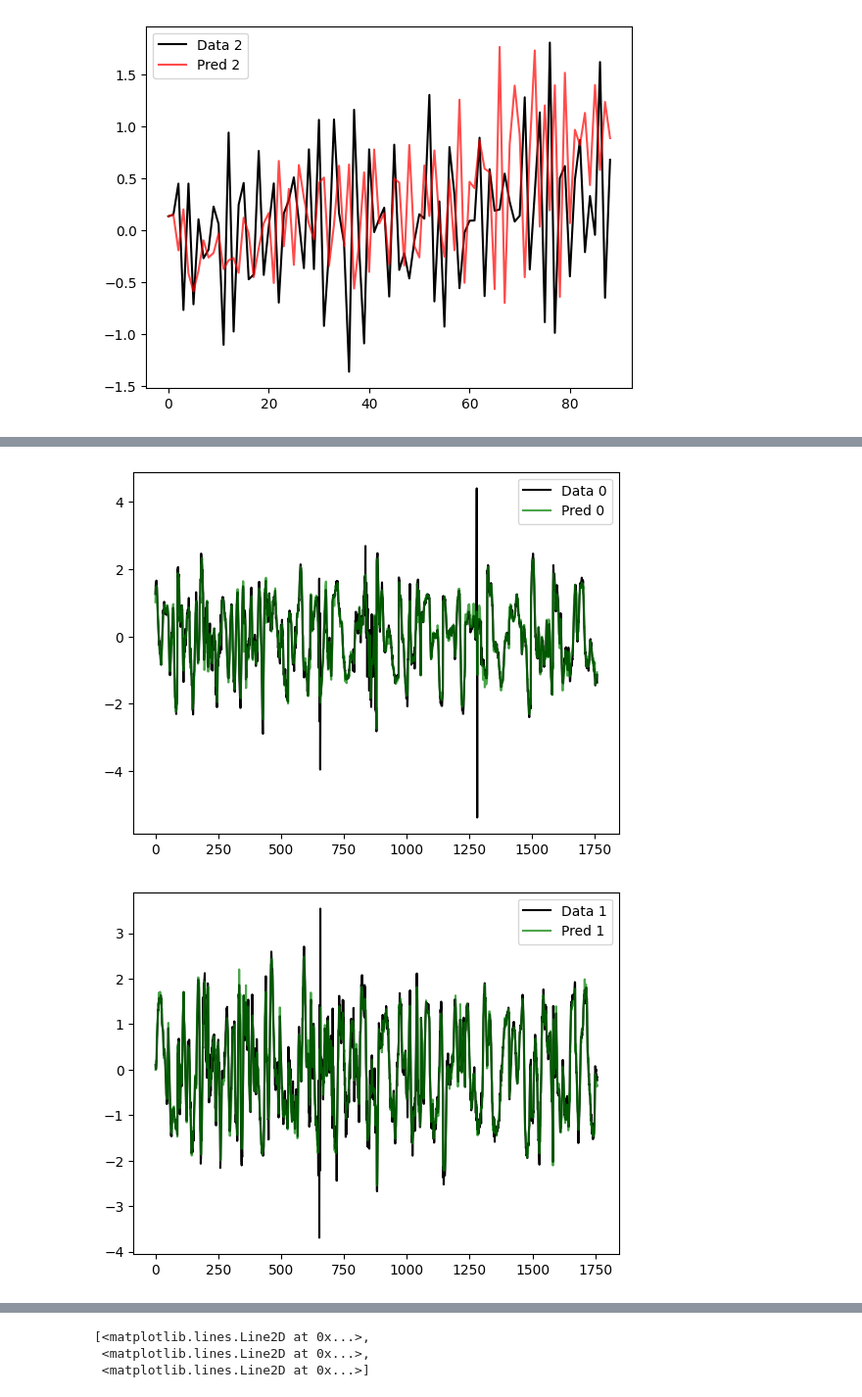
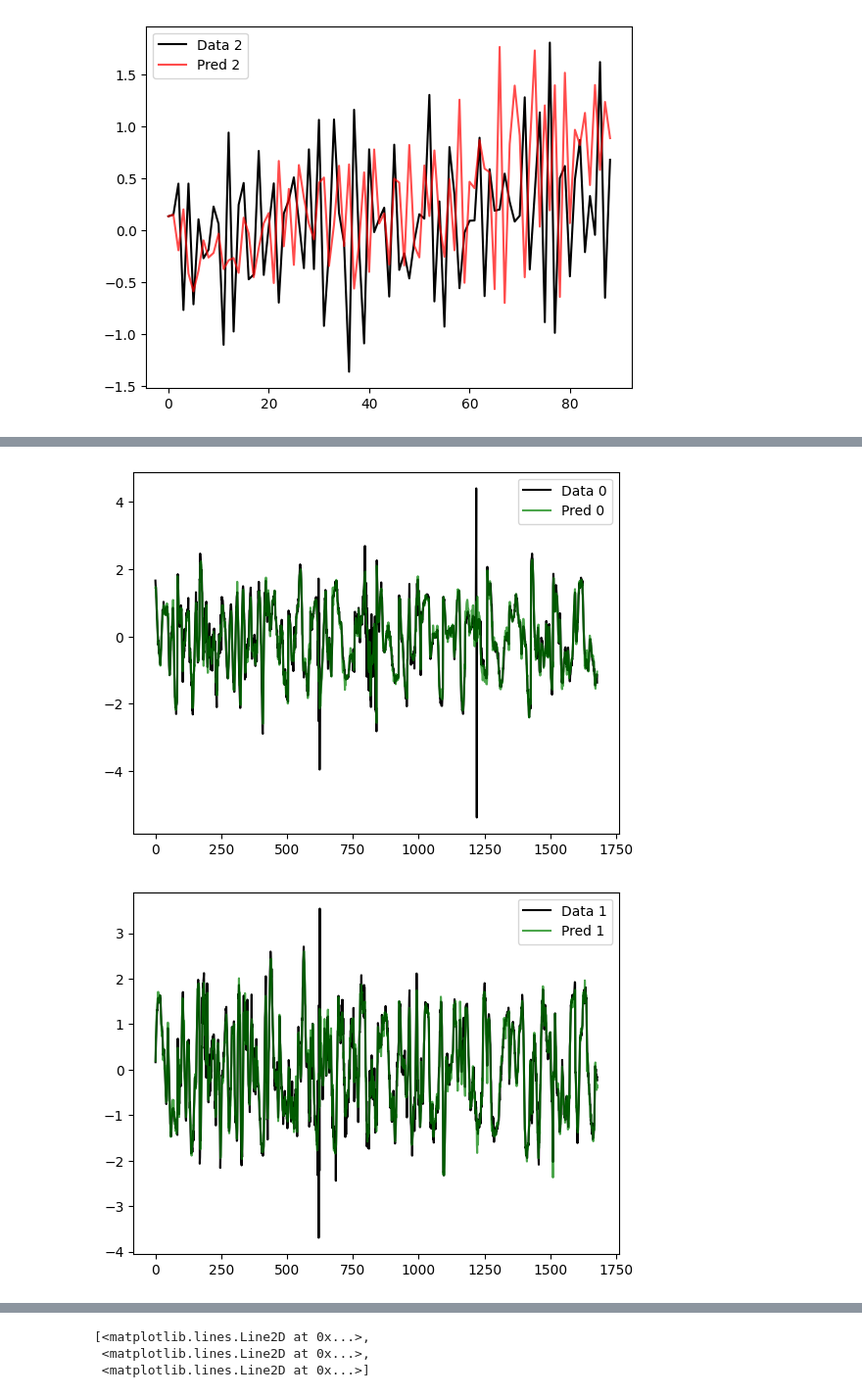
Before and after one commit to ZYVE255/encs6181_project, a Jupyter notebook: drone_sim_dcm.ipynb, the cells around one changed output, grey strips where cells are left out. Shown at 98% size. Cells and saved outputs as stored; diff of their text form; code cells hidden in the pictures.

```diff
--- a/drone_sim_dcm.ipynb
+++ b/drone_sim_dcm.ipynb
@@ -193,7 +193,7 @@ f = h5py.File('data/drone_sim/sunny.hdf5')
 train_set = ['0000', '0001', '0002', '0003', '0004', '0005', '0006', '0007', '0008', '0009',
              '0010', '0011', '0012', '0013', '0014', '0015', '0016', '0017', '0018', '0019']
 
-data_params = {"MODEL_DELAY": 1,
+data_params = {"MODEL_DELAY": 5,
                "NORMALIZE_INPUT": 1,
                "NORMALIZE_OUTPUT": 1,
                "INPUT_ACCL": 1,
@@ -305,24 +305,20 @@ Y_train_tensor = torch.from_numpy(Y_train).to(torch.float32)
 dp, features = X_train_tensor.shape
 _, outputs = Y_train_tensor.shape
 
-NUM_HIDDEN_LAYERS = 128
-LEARNING_RATE = 1e-1
+NUM_HIDDEN_LAYERS = 8
+LEARNING_RATE = 1e-3
 MOMENTUM = 0.9
 WEIGHT_DECAY = 0
-NUM_EPOCHS = 200
+NUM_EPOCHS = 1000
 
 # Define model, loss function, and search algorithm
 model = torch.nn.Sequential(
     torch.nn.Linear(in_features=features, out_features=NUM_HIDDEN_LAYERS),
     torch.nn.ReLU(),
-    torch.nn.Linear(in_features=NUM_HIDDEN_LAYERS, out_features=64),
-    torch.nn.ReLU(),
-    torch.nn.Linear(in_features=64, out_features=8),
-    torch.nn.ReLU(),
-    torch.nn.Linear(in_features=8, out_features=outputs)
+    torch.nn.Linear(in_features=NUM_HIDDEN_LAYERS, out_features=outputs)
 )
 loss = torch.nn.MSELoss()
-# optimizer = torch.optim.Adam(model.parameters(), lr=LEARNING_RATE, momentum=MOMENTUM, weight_decay=WEIGHT_DECAY)
+# optimizer = torch.optim.SGD(model.parameters(), lr=LEARNING_RATE, momentum=MOMENTUM, weight_decay=WEIGHT_DECAY)
 optimizer = torch.optim.Adam(model.parameters(), lr=0.001)
 
 # Train model
@@ -362,2 +366,2 @@ Epoch 200, training loss: 0.1742
-[figure, old version]
+[figure, new version]
-[figure, old version]
+[figure, new version]
```
Also changed, not shown: parts of 8 cells of this notebook.
